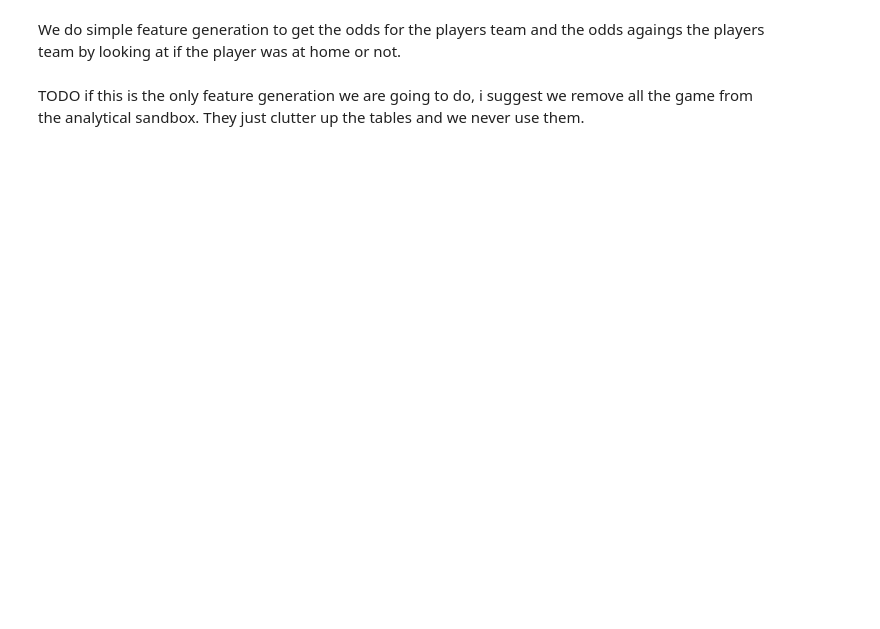
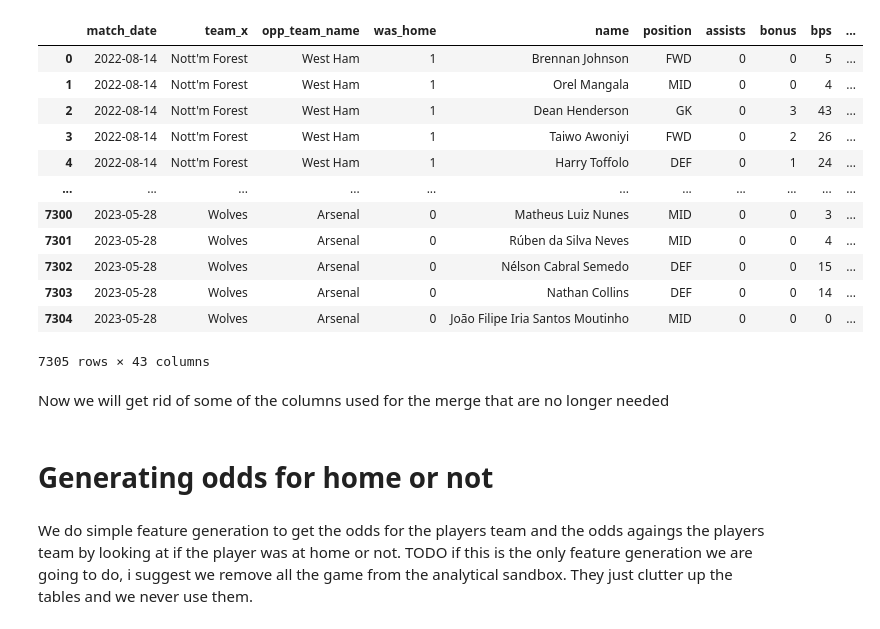
Before and after one commit to marcmelis/adsdb-fantasy-football, a Jupyter notebook: notebooks/feature_generation/feature_generation.ipynb, the cells around one changed output. Drawn from its saved outputs; the diff is of its cells as text; code cells hidden in the pictures; blank space fills up the shorter version.

Commit message:
fix joins in feature generation

```diff
--- a/notebooks/feature_generation/feature_generation.ipynb
+++ b/notebooks/feature_generation/feature_generation.ipynb
@@ -9,0 +28,21 @@ import duckdb
+# %%
+df_home = pd.merge(dfp, dfm, left_on=['team_x', 'match_date'], right_on=['HomeTeam', 'Date'], how='inner')
+df_away = pd.merge(dfp, dfm, left_on=['team_x', 'match_date'], right_on=['AwayTeam', 'Date'], how='inner')
+df = pd.concat([df_home, df_away], ignore_index=True)
+df
+# %% [output]
+|  | match_date | team_x | opp_team_name | was_home | name | position | assists | bonus | bps | ... |
+| 0 | 2022-08-14 | Nott'm Forest | West Ham | 1 | Brennan Johnson | FWD | 0 | 0 | 5 | ... |
+| 1 | 2022-08-14 | Nott'm Forest | West Ham | 1 | Orel Mangala | MID | 0 | 0 | 4 | ... |
+| 2 | 2022-08-14 | Nott'm Forest | West Ham | 1 | Dean Henderson | GK | 0 | 3 | 43 | ... |
+| 3 | 2022-08-14 | Nott'm Forest | West Ham | 1 | Taiwo Awoniyi | FWD | 0 | 2 | 26 | ... |
+| 4 | 2022-08-14 | Nott'm Forest | West Ham | 1 | Harry Toffolo | DEF | 0 | 1 | 24 | ... |
+| ... | ... | ... | ... | ... | ... | ... | ... | ... | ... | ... |
+| 7300 | 2023-05-28 | Wolves | Arsenal | 0 | Matheus Luiz Nunes | MID | 0 | 0 | 3 | ... |
+| 7301 | 2023-05-28 | Wolves | Arsenal | 0 | Rúben da Silva Neves | MID | 0 | 0 | 4 | ... |
+| 7302 | 2023-05-28 | Wolves | Arsenal | 0 | Nélson Cabral Semedo | DEF | 0 | 0 | 15 | ... |
+| 7303 | 2023-05-28 | Wolves | Arsenal | 0 | Nathan Collins | DEF | 0 | 0 | 14 | ... |
+| 7304 | 2023-05-28 | Wolves | Arsenal | 0 | João Filipe Iria Santos Moutinho | MID | 0 | 0 | 0 | ... |
+7305 rows × 43 columns
+# %% [markdown]
+Now we will get rid of some of the columns used for the merge that are no longer needed
@@ -10,2 +53,5 @@ import duckdb
+# %% [markdown]
+# Generating odds for home or not
 # %% [markdown]
 We do simple feature generation to get the odds for the players team and the odds agaings the players team by looking at if the player was at home or not.
+TODO if this is the only feature generation we are going to do, i suggest we remove all the game from the analytical sandbox. They just clutter up the tables and we never use them.
@@ -25,5 +58,3 @@ df = df_list[0]
-# %% [markdown]
-TODO if this is the only feature generation we are going to do, i suggest we remove all the game from the analytical sandbox. They just clutter up the tables and we never use them.
 # %%
 home_odds_col = 'AvgH'
 draw_odds_col = 'AvgD'
```
Also changed, not shown: parts of 5 cells of this notebook.
